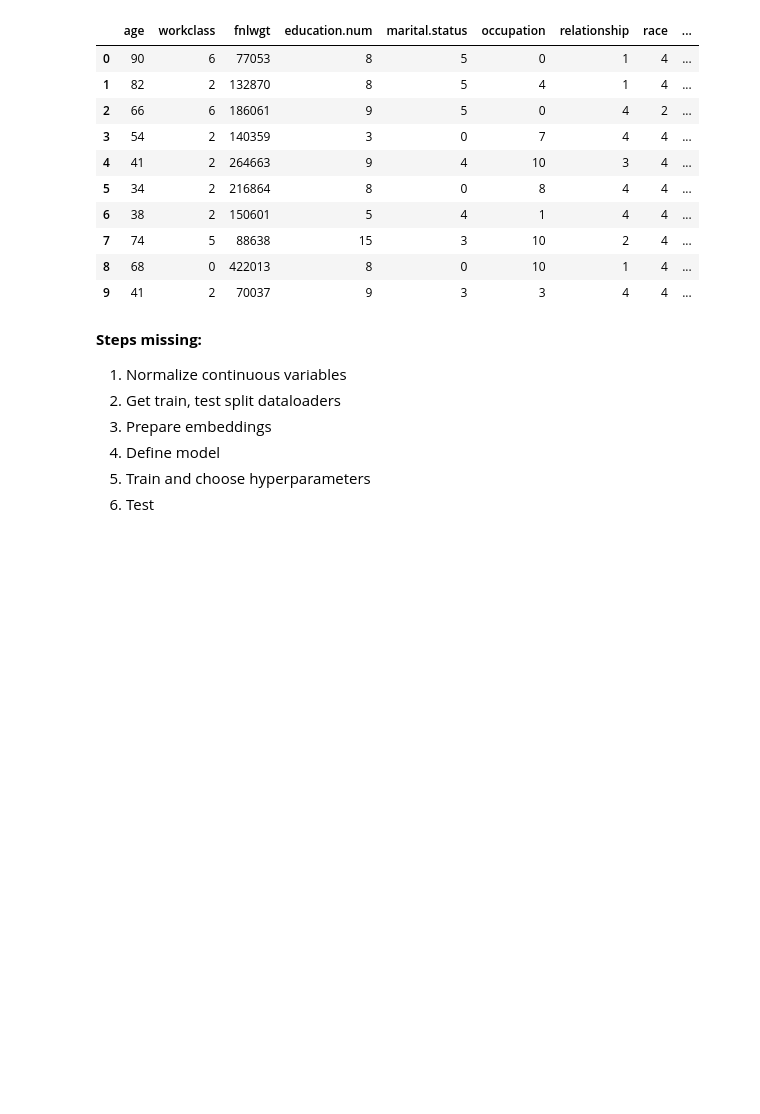
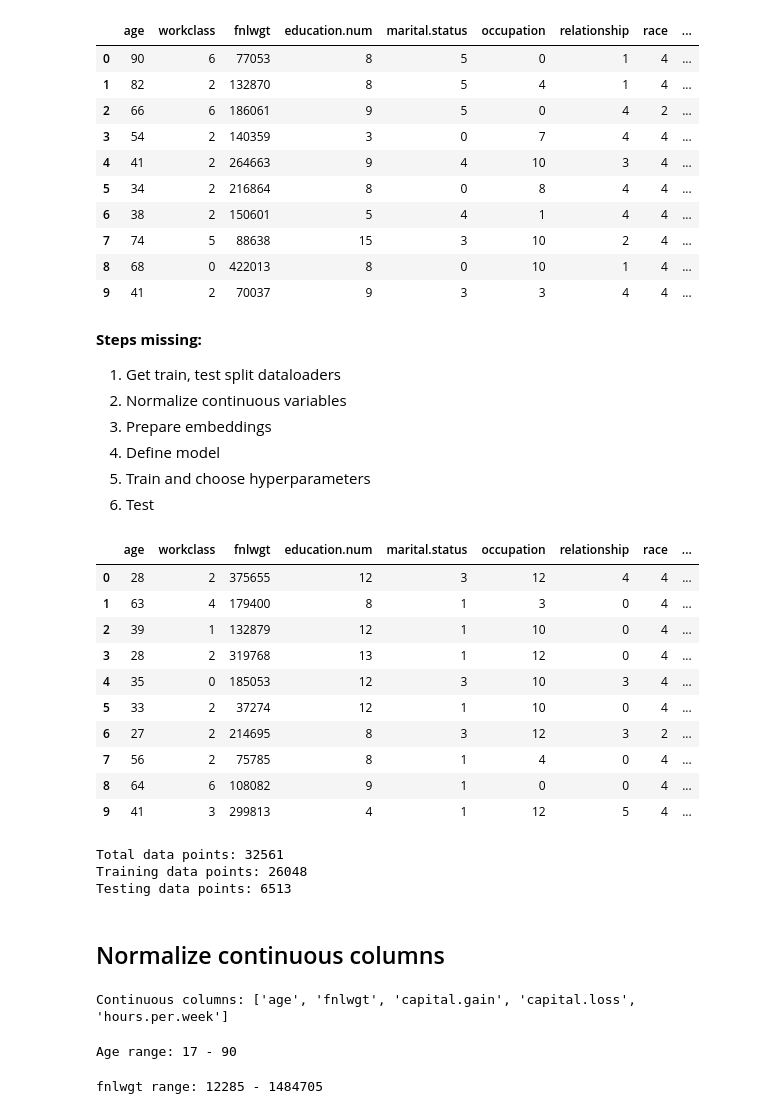
Before and after one commit to pablo-blancoc/adult-census-income, a Jupyter notebook: src/main.ipynb, the cells around one changed output. Drawn from its saved outputs; the diff is of its cells as text; code cells hidden in the pictures; blank space fills up the shorter version.

Commit message:
training

```diff
--- a/src/main.ipynb
+++ b/src/main.ipynb
@@ -148,9 +148,68 @@ df.head(10)
 | 9 | 41 | 2 | 70037 | 9 | 3 | 3 | 4 | 4 | ... |
 # %% [markdown]
 **Steps missing:**
-1. Normalize continuous variables
-2. Get train, test split dataloaders
+1. Get train, test split dataloaders
+2. Normalize continuous variables
 3. Prepare embeddings
 4. Define model
 5. Train and choose hyperparameters
 6. Test
+# %%
+# shuffle the dataset
+df = df.sample(frac=1).reset_index(drop=True)
+df.head(10)
+# %% [output]
+|  | age | workclass | fnlwgt | education.num | marital.status | occupation | relationship | race | ... |
+| 0 | 28 | 2 | 375655 | 12 | 3 | 12 | 4 | 4 | ... |
+| 1 | 63 | 4 | 179400 | 8 | 1 | 3 | 0 | 4 | ... |
+| 2 | 39 | 1 | 132879 | 12 | 1 | 10 | 0 | 4 | ... |
+| 3 | 28 | 2 | 319768 | 13 | 1 | 12 | 0 | 4 | ... |
+| 4 | 35 | 0 | 185053 | 12 | 3 | 10 | 3 | 4 | ... |
+| 5 | 33 | 2 | 37274 | 12 | 1 | 10 | 0 | 4 | ... |
+| 6 | 27 | 2 | 214695 | 8 | 3 | 12 | 3 | 2 | ... |
+| 7 | 56 | 2 | 75785 | 8 | 1 | 4 | 0 | 4 | ... |
+| 8 | 64 | 6 | 108082 | 9 | 1 | 0 | 0 | 4 | ... |
+| 9 | 41 | 3 | 299813 | 4 | 1 | 12 | 5 | 4 | ... |
+# %%
+# train test split
+test_size = 0.2
+
+X_train = df[[x for x in df.columns if x != 'income']][ : int(df.shape[0] * (1 - test_size))]
+y_train = df['income'][ : int(df.shape[0] * (1 - test_size))]
+
+X_test = df[[x for x in df.columns if x != 'income']][int(df.shape[0] * (1 - test_size)) : ]
+y_test = df['income'][int(df.shape[0] * (1 - test_size)) : ]
+
+print(f"Total data points: {df.shape[0]}")
+print(f"Training data points: {X_train.shape[0]}")
+print(f"Testing data points: {X_test.shape[0]}")
+# %% [output]
+Total data points: 32561
+Training data points: 26048
+Testing data points: 6513
+# %% [markdown]
+## Normalize continuous columns
+# %%
+print(f"Continuous columns: {conts}")
+# %% [output]
+Continuous columns: ['age', 'fnlwgt', 'capital.gain', 'capital.loss', 'hours.per.week']
+# %%
+# normalize age column
+
+age_max = X_train['age'].max()
+age_min = X_train['age'].min()
+print(f"Age range: {age_min} - {age_max}")
+
+X_train['age'] = X_train['age'].apply(lambda x: (x - age_min) / (age_max - age_min))
+# %% [output]
+Age range: 17 - 90
+# %%
+# normalize fnlwgt column
+
+fnlwgt_max = X_train['fnlwgt'].max()
+fnlwgt_min = X_train['fnlwgt'].min()
+print(f"fnlwgt range: {fnlwgt_min} - {fnlwgt_max}")
+
+X_train['fnlwgt'] = X_train['fnlwgt'].apply(lambda x: (x - fnlwgt_min) / (fnlwgt_max - fnlwgt_min))
+# %% [output]
+fnlwgt range: 12285 - 1484705
```
Also changed, not shown: parts of 17 cells of this notebook.
